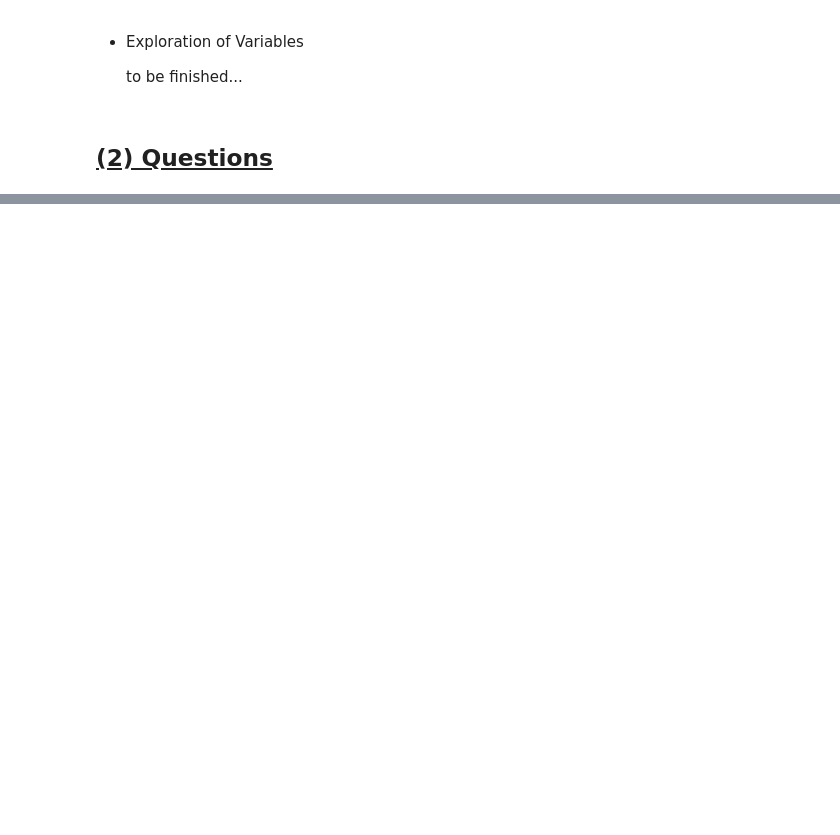
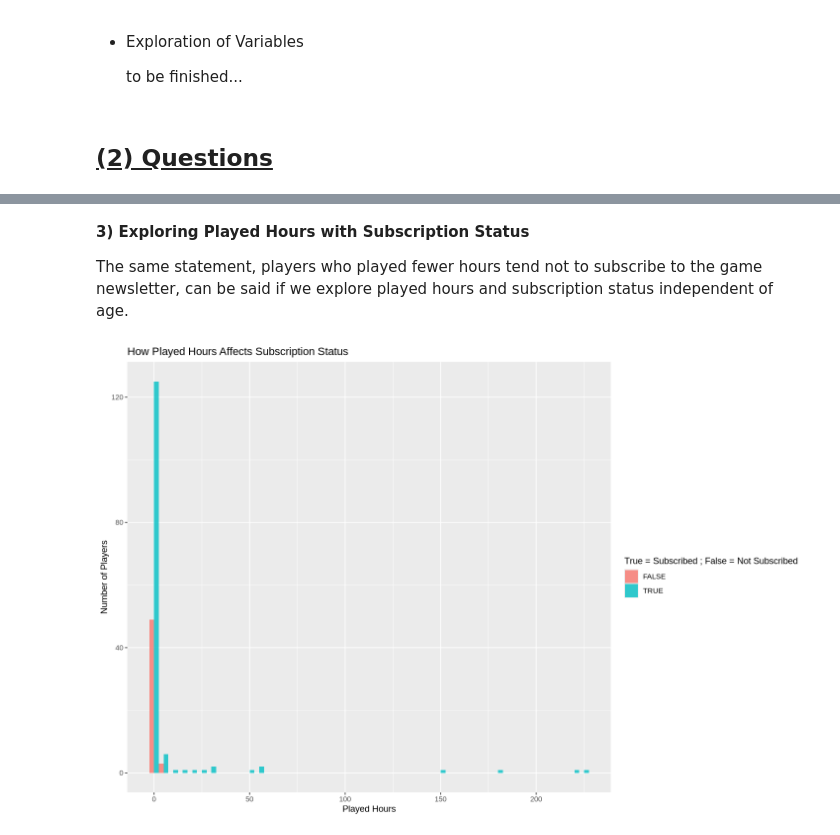
Before and after one commit to charlizechan/dsci100_project, a Jupyter notebook: dsci100_indv.ipynb, the cells around one changed output, grey strips where cells are left out. Drawn from its saved outputs; the diff is of its cells as text; code cells hidden in the pictures; blank space fills up the shorter version.

```diff
--- a/dsci100_indv.ipynb
+++ b/dsci100_indv.ipynb
@@ -293,0 +405,12 @@ A tibble: 6 × 7
+# %% [markdown]
+**3) Exploring Played Hours with Subscription Status**
+
+The same statement, players who played fewer hours tend not to subscribe to the game newsletter, can be said if we explore played hours and subscription status independent of age.
+# %%
+options(repr.plot.width = 12, repr.plot.height = 8)
+
+ggplot(players_data, aes(x = played_hours, fill = subscribe)) +
+  geom_histogram(binwidth = 5,  position = "dodge", alpha = 0.8) +
+  labs(title = "How Played Hours Affects Subscription Status", x = "Played Hours", y = "Number of Players", fill = "True = Subscribed ; False = Not Subscribed")
+# %% [output]
+[figure, added]
```
Also changed, not shown: parts of 15 cells of this notebook.
